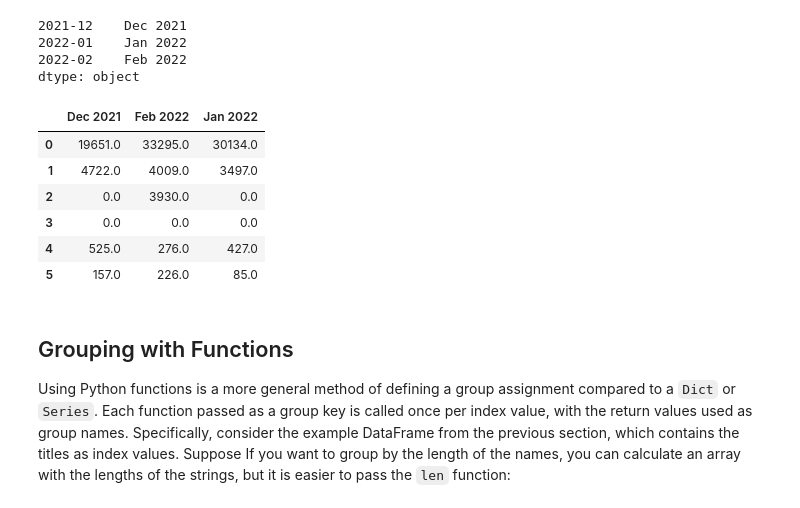
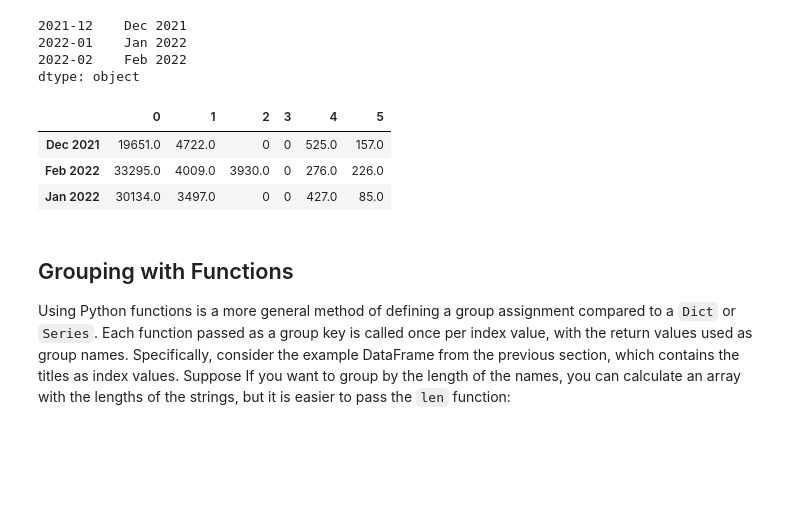
Before and after one commit to cusyio/Python4DataScience, a Jupyter notebook: docs/workspace/pandas/group-operations.ipynb, the cells around one changed output. Cells and saved outputs as stored; diff of their text form; code cells hidden in the pictures; blank space fills up the shorter version.

```diff
--- a/docs/workspace/pandas/group-operations.ipynb
+++ b/docs/workspace/pandas/group-operations.ipynb
@@ -329,15 +323,12 @@ map_series
 2022-02    Feb 2022
 dtype: object
 # %%
-df.groupby(map_series, axis=1).sum()
+df.T.groupby(map_series).sum()
 # %% [output]
-|  | Dec 2021 | Feb 2022 | Jan 2022 |
-| 0 | 19651.0 | 33295.0 | 30134.0 |
-| 1 | 4722.0 | 4009.0 | 3497.0 |
-| 2 | 0.0 | 3930.0 | 0.0 |
-| 3 | 0.0 | 0.0 | 0.0 |
-| 4 | 525.0 | 276.0 | 427.0 |
-| 5 | 157.0 | 226.0 | 85.0 |
+|  | 0 | 1 | 2 | 3 | 4 | 5 |
+| Dec 2021 | 19651.0 | 4722.0 | 0 | 0 | 525.0 | 157.0 |
+| Feb 2022 | 33295.0 | 4009.0 | 3930.0 | 0 | 276.0 | 226.0 |
+| Jan 2022 | 30134.0 | 3497.0 | 0 | 0 | 427.0 | 85.0 |
 # %% [markdown]
 ## Grouping with Functions
 
```
Also changed, not shown: parts of 4 cells of this notebook.
